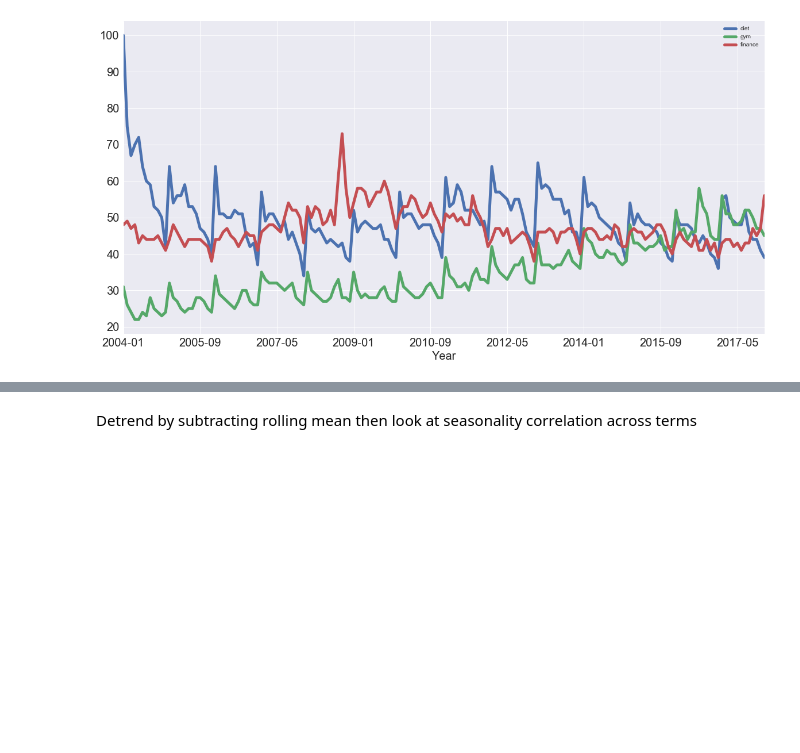
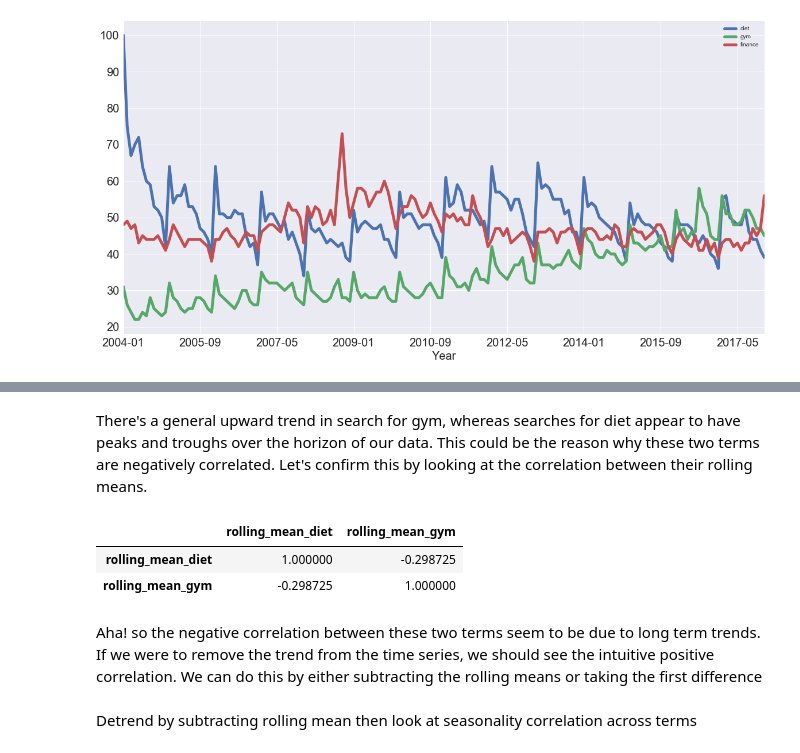
Before and after one commit to palpen/time_series_using_python, a Jupyter notebook: time_series_analysis.ipynb, the cells around one changed output, grey strips where cells are left out. Saved outputs shown, nothing was run; the diff lists cells and outputs as text; code cells hidden in the pictures; blank space fills up the shorter version.

```diff
--- a/time_series_analysis.ipynb
+++ b/time_series_analysis.ipynb
@@ -197,3 +210,13 @@ plt.xlabel('Year', fontsize=20);
+# %% [markdown]
+There's a general upward trend in search for gym, whereas searches for diet appear to have peaks and troughs over the horizon of our data. This could be the reason why these two terms are negatively correlated. Let's confirm this by looking at the correlation between their rolling means.
+# %%
+df[['rolling_mean_diet', 'rolling_mean_gym']].corr()
+# %% [output]
+|  | rolling_mean_diet | rolling_mean_gym |
+| rolling_mean_diet | 1.000000 | -0.298725 |
+| rolling_mean_gym | -0.298725 | 1.000000 |
+# %% [markdown]
+Aha! so the negative correlation between these two terms seem to be due to long term trends. If we were to remove the trend from the time series, we should see the intuitive positive correlation. We can do this by either subtracting the rolling means or taking the first difference
 # %% [markdown]
 Detrend by subtracting rolling mean then look at seasonality correlation across terms
 # %%
```
Also changed, not shown: parts of 3 cells of this notebook, 1 other file.
